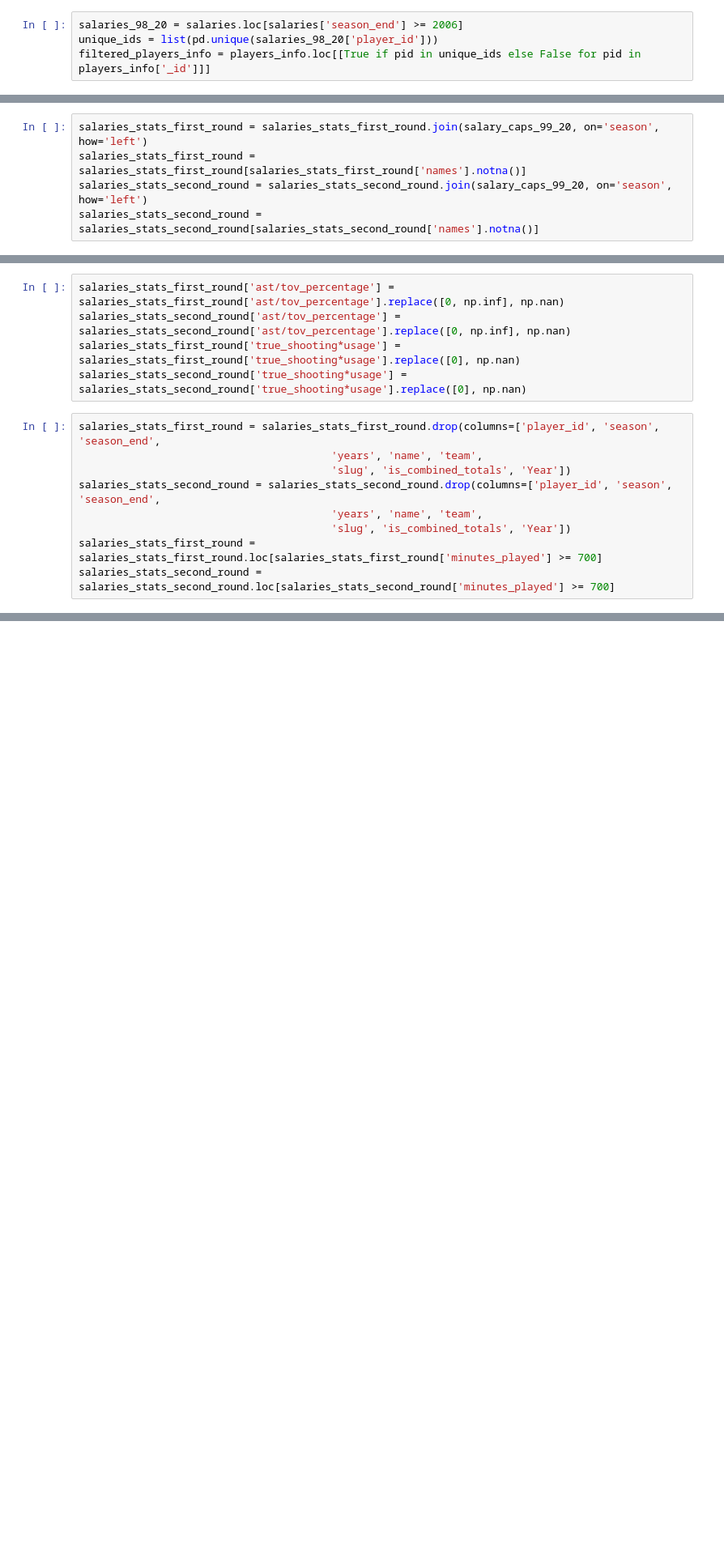
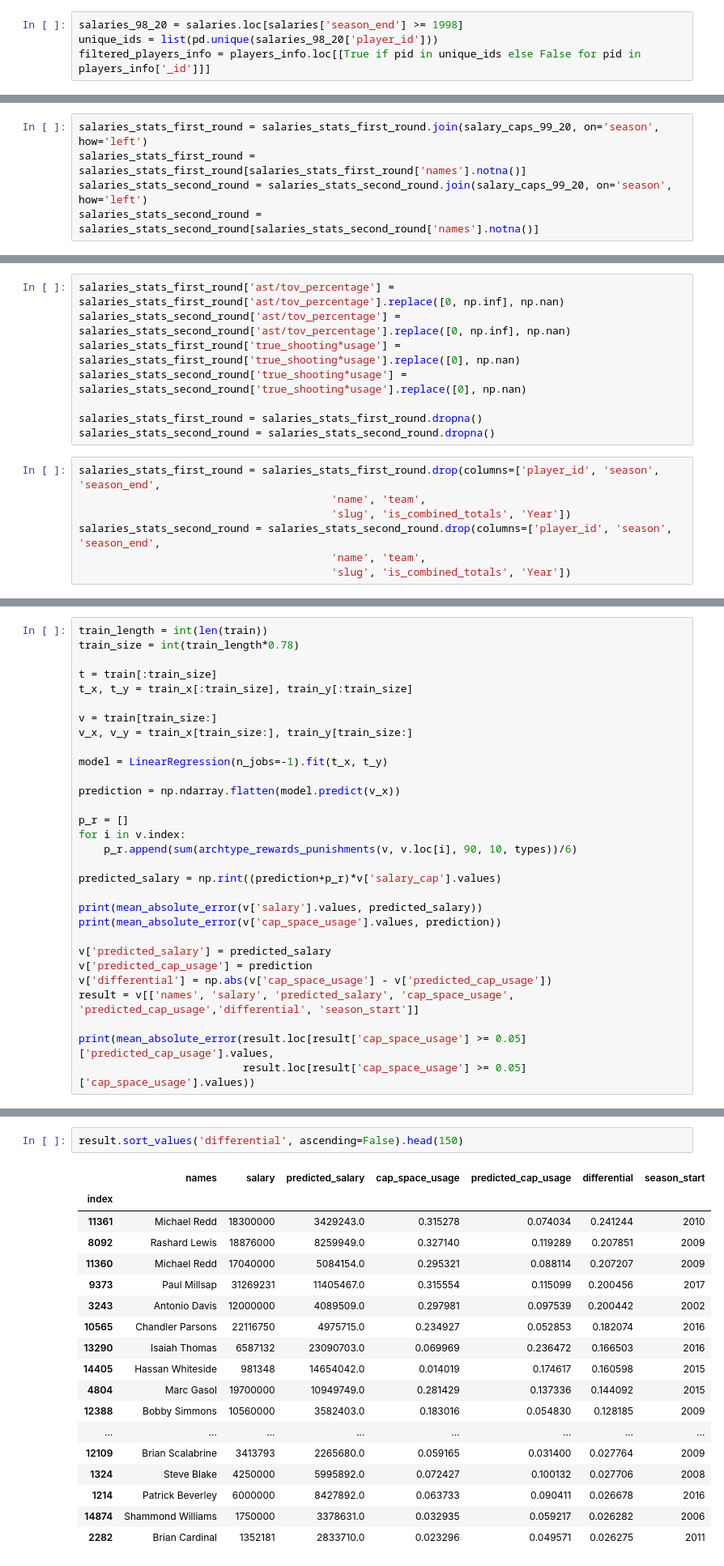
Before and after one commit to ZachLiu519/nba-model, a Jupyter notebook: week_2_data_exploration/filtered_stats_correlations.ipynb, the cells around one changed output, grey strips where cells are left out. Shown: that part at 81% size. Saved outputs shown, nothing was run; the diff lists cells and outputs as text; blank space fills up the shorter version.

Commit message:
organize codes and tune the model

```diff
--- a/week_2_data_exploration/filtered_stats_correlations.ipynb
+++ b/week_2_data_exploration/filtered_stats_correlations.ipynb
@@ -19,7 +20,7 @@ years = list(salaries.groupby('player_id').apply(lambda x: [i for i in range(1,
 flatten = lambda l: [item for sublist in l for item in sublist]
 salaries['years'] = flatten(years)
 # %%
-salaries_98_20 = salaries.loc[salaries['season_end'] >= 2006]
+salaries_98_20 = salaries.loc[salaries['season_end'] >= 1998]
 unique_ids = list(pd.unique(salaries_98_20['player_id']))
 filtered_players_info = players_info.loc[[True if pid in unique_ids else False for pid in players_info['_id']]]
 # %%
@@ -103,15 +93,16 @@ salaries_stats_first_round['ast/tov_percentage'] = salaries_stats_first_round['a
 salaries_stats_second_round['ast/tov_percentage'] = salaries_stats_second_round['ast/tov_percentage'].replace([0, np.inf], np.nan)
 salaries_stats_first_round['true_shooting*usage'] = salaries_stats_first_round['true_shooting*usage'].replace([0], np.nan)
 salaries_stats_second_round['true_shooting*usage'] = salaries_stats_second_round['true_shooting*usage'].replace([0], np.nan)
+
+salaries_stats_first_round = salaries_stats_first_round.dropna()
+salaries_stats_second_round = salaries_stats_second_round.dropna()
 # %%
 salaries_stats_first_round = salaries_stats_first_round.drop(columns=['player_id', 'season', 'season_end',
-                                        'years', 'name', 'team',
+                                        'name', 'team',
                                         'slug', 'is_combined_totals', 'Year'])
 salaries_stats_second_round = salaries_stats_second_round.drop(columns=['player_id', 'season', 'season_end',
-                                        'years', 'name', 'team',
+                                        'name', 'team',
                                         'slug', 'is_combined_totals', 'Year'])
-salaries_stats_first_round = salaries_stats_first_round.loc[salaries_stats_first_round['minutes_played'] >= 700]
-salaries_stats_second_round = salaries_stats_second_round.loc[salaries_stats_second_round['minutes_played'] >= 700]
 # %%
 salaries_stats_first_round.columns
 # %% [output]
@@ -130,0 +191,30 @@ Index(['key', 'names', 'salary', 'season_start', 'positions', 'age',
+# %%
+train_length = int(len(train))
+train_size = int(train_length*0.78)
+
+t = train[:train_size]
+t_x, t_y = train_x[:train_size], train_y[:train_size]
+
+v = train[train_size:]
+v_x, v_y = train_x[train_size:], train_y[train_size:]
+
+model = LinearRegression(n_jobs=-1).fit(t_x, t_y)
+
+prediction = np.ndarray.flatten(model.predict(v_x))
+
+p_r = []
+for i in v.index:
+    p_r.append(sum(archtype_rewards_punishments(v, v.loc[i], 90, 10, types))/6)
+
+predicted_salary = np.rint((prediction+p_r)*v['salary_cap'].values)
+
+print(mean_absolute_error(v['salary'].values, predicted_salary))
+print(mean_absolute_error(v['cap_space_usage'].values, prediction))
+
+v['predicted_salary'] = predicted_salary
+v['predicted_cap_usage'] = prediction
+v['differential'] = np.abs(v['cap_space_usage'] - v['predicted_cap_usage'])
+result = v[['names', 'salary', 'predicted_salary', 'cap_space_usage', 'predicted_cap_usage','differential', 'season_start']]
+
+print(mean_absolute_error(result.loc[result['cap_space_usage'] >= 0.05]['predicted_cap_usage'].values,
+                          result.loc[result['cap_space_usage'] >= 0.05]['cap_space_usage'].values))
@@ -130,0 +225,21 @@ Index(['key', 'names', 'salary', 'season_start', 'positions', 'age',
+# %%
+result.sort_values('differential', ascending=False).head(150)
+# %% [output]
+|  | names | salary | predicted_salary | cap_space_usage | predicted_cap_usage | differential | season_start |
+| index |  |  |  |  |  |  |  |
+| 11361 | Michael Redd | 18300000 | 3429243.0 | 0.315278 | 0.074034 | 0.241244 | 2010 |
+| 8092 | Rashard Lewis | 18876000 | 8259949.0 | 0.327140 | 0.119289 | 0.207851 | 2009 |
+| 11360 | Michael Redd | 17040000 | 5084154.0 | 0.295321 | 0.088114 | 0.207207 | 2009 |
+| 9373 | Paul Millsap | 31269231 | 11405467.0 | 0.315554 | 0.115099 | 0.200456 | 2017 |
+| 3243 | Antonio Davis | 12000000 | 4089509.0 | 0.297981 | 0.097539 | 0.200442 | 2002 |
+| 10565 | Chandler Parsons | 22116750 | 4975715.0 | 0.234927 | 0.052853 | 0.182074 | 2016 |
+| 13290 | Isaiah Thomas | 6587132 | 23090703.0 | 0.069969 | 0.236472 | 0.166503 | 2016 |
+| 14405 | Hassan Whiteside | 981348 | 14654042.0 | 0.014019 | 0.174617 | 0.160598 | 2015 |
+| 4804 | Marc Gasol | 19700000 | 10949749.0 | 0.281429 | 0.137336 | 0.144092 | 2015 |
+| 12388 | Bobby Simmons | 10560000 | 3582403.0 | 0.183016 | 0.054830 | 0.128185 | 2009 |
+| ... | ... | ... | ... | ... | ... | ... | ... |
+| 12109 | Brian Scalabrine | 3413793 | 2265680.0 | 0.059165 | 0.031400 | 0.027764 | 2009 |
+| 1324 | Steve Blake | 4250000 | 5995892.0 | 0.072427 | 0.100132 | 0.027706 | 2008 |
+| 1214 | Patrick Beverley | 6000000 | 8427892.0 | 0.063733 | 0.090411 | 0.026678 | 2016 |
+| 14874 | Shammond Williams | 1750000 | 3378631.0 | 0.032935 | 0.059217 | 0.026282 | 2006 |
+| 2282 | Brian Cardinal | 1352181 | 2833710.0 | 0.023296 | 0.049571 | 0.026275 | 2011 |
```
Also changed, not shown: parts of 44 cells of this notebook.
